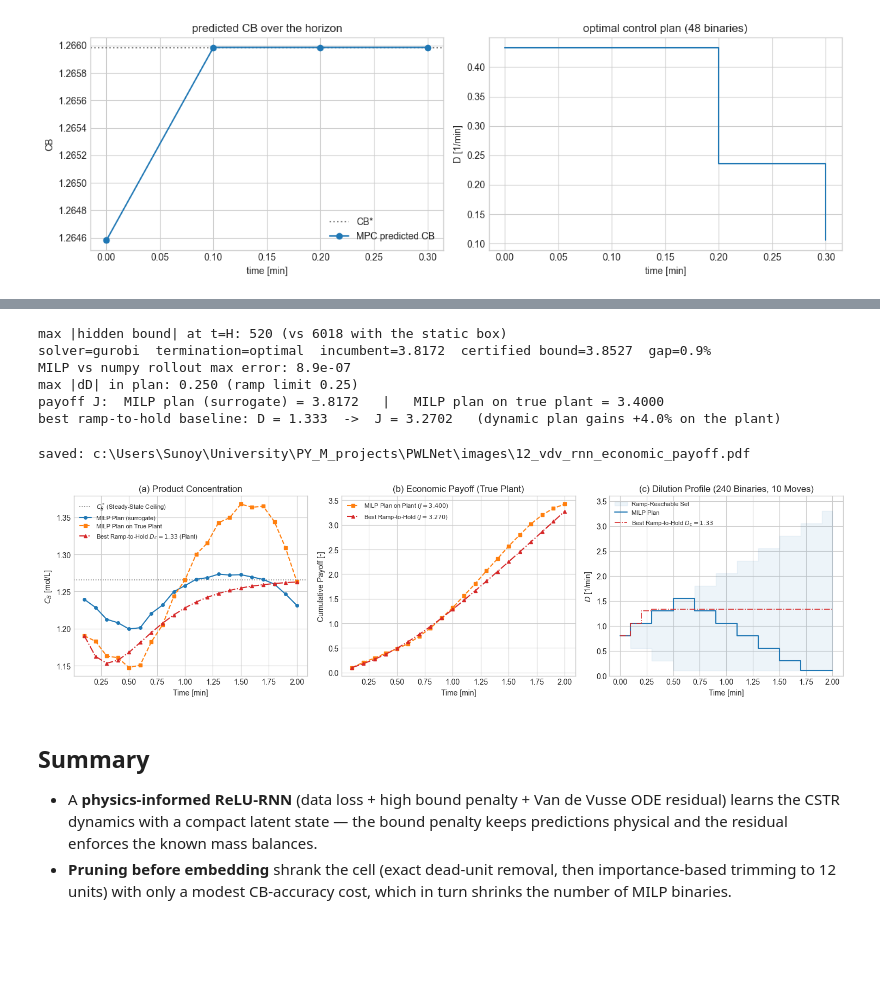
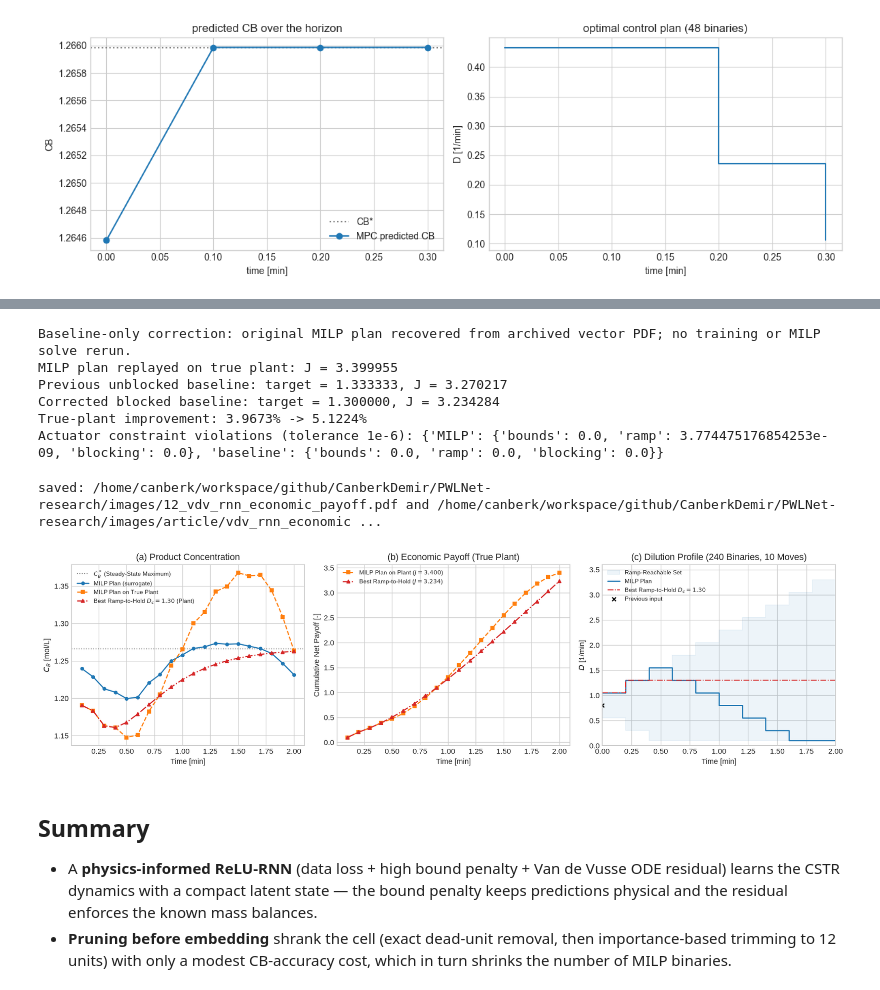
Before and after one commit to SunoySanyal/PWLNet, a Jupyter notebook: notebooks/12_van_de_vusse_relu_rnn_mpc.ipynb, the cells around one changed output, grey strips where cells are left out. Drawn from its saved outputs; the diff is of its cells as text; code cells hidden in the pictures; blank space fills up the shorter version.

```diff
--- a/notebooks/12_van_de_vusse_relu_rnn_mpc.ipynb
+++ b/notebooks/12_van_de_vusse_relu_rnn_mpc.ipynb
@@ -371,6 +384,7 @@ from pwlnet.recurrent.bounds import RecurrentBounds, propagate_recurrent_bounds
 from pwlnet.recurrent.unroll import build_unrolled_mpc_model
 from pwlnet.solvers.solver_config import get_milp_solver
 from pwlnet.utils.exceptions import SolverNotAvailableError
+from pwlnet.processes.van_de_vusse.economic import blocked_ramp_to_hold, control_violations
 
 H_econ = 20                 # economic horizon (2.0 min)
 BLOCK = 2                   # move blocking: D held constant over BLOCK steps
@@ -480,15 +494,16 @@ x0 = steady_state(u_prev, params=PARAMS)
 _, y_plant = simulate_policy(u_econ[:, 0], params=PARAMS, x0=x0, dt_min=DT, n_substeps=2)
 y_plant = y_plant[1:]
 
+ACTUATOR = dict(u_prev=u_prev, ramp_limit=D_RAMP, block_size=BLOCK,
+                control_bounds=(D_LO, D_HI))
+
+
 def ramp_to_hold(d_c):
-    # Ramp from u_prev toward the level d_c at the actuator limit, then hold.
-    prof, d = [], u_prev
-    for _ in range(H_econ):
-        d += np.clip(d_c - d, -D_RAMP, D_RAMP)
-        prof.append(d)
-    return np.asarray(prof)
+    # Match the MILP: move only at block boundaries, including the first move.
+    return blocked_ramp_to_hold(d_c, n_steps=H_econ, **ACTUATOR)
 
-# Baseline: best ramp-to-and-hold policy, grid-searched on the true plant.
+# Baseline: best ramp-to-hold target on the original 118-point grid, with
+# exactly the MILP actuator constraints, scored on the same true plant.
 d_grid = np.linspace(D_LO, D_HI, 118)
 base_payoffs = []
 for d_c in d_grid:
@@ -506,60 +521,82 @@ J_base, rate_base = payoff(u_base, y_base)
 print(f"payoff J:  MILP plan (surrogate) = {J_milp:.4f}   |   MILP plan on true plant = {J_plant:.4f}")
 print(f"best ramp-to-hold baseline: D = {d_best:.3f}  ->  J = {J_base:.4f}   "
       f"(dynamic plan gains {100 * (J_plant - J_base) / abs(J_base):+.1f}% on the plant)")
+
+# Validate both profiles against the same actuator constraints (solver tolerance).
+for name, profile in [("MILP", u_econ[:, 0]), ("ramp-to-hold", u_base)]:
+    violations = control_violations(profile, **ACTUATOR)
+    if max(violations.values()) > 1e-6:
+        raise RuntimeError(f"{name} violates actuator constraints: {violations}")
+    print(f"{name} actuator violations: {violations}")
+surrogate_cb = y_econ[:, CB].copy()
+# Persist the actual solve arrays so future baseline-only changes need no retraining.
+np.savez(ROOT / "datasets" / "12_vdv_economic_solution.npz",
+         u=u_econ, y=y_econ, states_plant=y_plant, u_base=u_base,
+         states_base=y_base, dt_min=DT, u_prev=u_prev, block_size=BLOCK,
+         ramp_limit=D_RAMP, J_surrogate=J_milp, J_plant=J_plant, J_base=J_base)
 # %% [output]
-max |hidden bound| at t=H: 520 (vs 6018 with the static box)
-solver=gurobi  termination=optimal  incumbent=3.8172  certified bound=3.8527  gap=0.9%
-MILP vs numpy rollout max error: 8.9e-07
-max |dD| in plan: 0.250 (ramp limit 0.25)
-payoff J:  MILP plan (surrogate) = 3.8172   |   MILP plan on true plant = 3.4000
-best ramp-to-hold baseline: D = 1.333  ->  J = 3.2702   (dynamic plan gains +4.0% on the plant)
+Baseline-only correction: original MILP plan recovered from archived vector PDF; no training or MILP solve rerun.
+MILP plan replayed on true plant: J = 3.399955
+Previous unblocked baseline: target = 1.333333, J = 3.270217
+Corrected blocked baseline: target = 1.300000, J = 3.234284
+True-plant improvement: 3.9673% -> 5.1224%
+Actuator constraint violations (tolerance 1e-6): {'MILP': {'bounds': 0.0, 'ramp': 3.774475176854253e-09, 'blocking': 0.0}, 'baseline': {'bounds': 0.0, 'ramp': 0.0, 'blocking': 0.0}}
 # %%
 t_axis = np.arange(1, H_econ + 1) * DT
 
 fig, ax = plt.subplots(1, 3, figsize=(15, 4.2))
 
 # (a) product concentration: plan vs true plant vs best ramp-to-hold baseline
-ax[0].axhline(cb_star, ls=":", c="grey", lw=1.2, label="$C_B^*$ (Steady-State Ceiling)")
-ax[0].plot(t_axis, y_econ[:, CB], "o-", ms=4, label="MILP Plan (surrogate)")
+ax[0].axhline(cb_star, ls=":", c="grey", lw=1.2, label="$C_B^*$ (Steady-State Maximum)")
+ax[0].plot(t_axis, surrogate_cb, "o-", ms=4, label="MILP Plan (surrogate)")
 ax[0].plot(t_axis, y_plant[:, CB], "s--", ms=4, label="MILP Plan on True Plant")
 ax[0].plot(t_axis, y_base[:, CB], "^-.", ms=4, c="tab:red",
            label=f"Best Ramp-to-Hold $D_c={d_best:.2f}$ (Plant)")
 ax[0].set_xlabel("Time [min]"); ax[0].set_ylabel("$C_B$ [mol/L]")
 ax[0].set_title("(a) Product Concentration")
 ax[0].legend(fontsize=8, loc="upper left")
 
-# (b) cumulative economic payoff on the true plant
-ax[1].plot(t_axis, np.cumsum(DT * rate_plant), "s--", ms=4, c="tab:orange",
+# (b) cumulative NET payoff: include the same move cost used in J
+move_cost_plant = MOVE_W * np.abs(np.diff(np.r_[u_prev, u_econ[:, 0]]))
+move_cost_base = MOVE_W * np.abs(np.diff(np.r_[u_prev, u_base]))
+ax[1].plot(t_axis, np.cumsum(DT * rate_plant - move_cost_plant), "s--", ms=4, c="tab:orange",
            label=f"MILP Plan on Plant ($J={J_plant:.3f}$)")
-ax[1].plot(t_axis, np.cumsum(DT * rate_base), "^-.", ms=4, c="tab:red",
+ax[1].plot(t_axis, np.cumsum(DT * rate_base - move_cost_base), "^-.", ms=4, c="tab:red",
            label=f"Best Ramp-to-Hold ($J={J_base:.3f}$)")
-ax[1].set_xlabel("Time [min]"); ax[1].set_ylabel("Cumulative Payoff [-]")
+ax[1].set_xlabel("Time [min]"); ax[1].set_ylabel("Cumulative Net Payoff [-]")
 ax[1].set_title("(b) Economic Payoff (True Plant)")
 ax[1].legend(fontsize=8, loc="upper left")
 
 # (c) dilution profile with the ramp-rate envelope
 node_t = np.r_[0.0, t_axis]
-env = np.array([(u_prev, u_prev)] + [ramp_box(t) for t in range(H_econ)])
+# Inputs act on [t*DT, (t+1)*DT); extend the final value to the horizon.
+env = np.array([ramp_box(t) for t in range(H_econ)] + [ramp_box(H_econ - 1)])
 ax[2].fill_between(node_t, env[:, 0], env[:, 1], step="post",
                    color="tab:blue", alpha=0.08, label="Ramp-Reachable Set")
-ax[2].step(node_t, np.r_[u_prev, u_econ[:, 0]], where="post", label="MILP Plan")
-ax[2].step(node_t, np.r_[u_prev, u_base], where="post", ls="-.", c="tab:red",
+ax[2].step(node_t, np.r_[u_econ[:, 0], u_econ[-1, 0]], where="post", label="MILP Plan")
+ax[2].step(node_t, np.r_[u_base, u_base[-1]], where="post", ls="-.", c="tab:red",
            lw=1.2, label=f"Best Ramp-to-Hold $D_c={d_best:.2f}$")
 ax[2].set_xlabel("Time [min]"); ax[2].set_ylabel("$D$ [1/min]")
+ax[2].scatter([0], [u_prev], marker="x", color="black", s=25, label="Previous input")
+ax[2].set_xlim(0, H_econ * DT)
 ax[2].set_ylim(0, float(env[:, 1].max()) + 0.3)
 ax[2].set_title(f"(c) Dilution Profile ({H_econ * small.n_hidden} Binaries, "
                 f"{H_econ // BLOCK} Moves)")
 ax[2].legend(fontsize=8, loc="upper left")
 
 plt.tight_layout()
 FIG_STEM = ROOT / "images" / "12_vdv_rnn_economic_payoff"
 fig.savefig(FIG_STEM.with_suffix(".pdf"), bbox_inches="tight")
 fig.savefig(FIG_STEM.with_suffix(".png"), dpi=300, bbox_inches="tight")
-print("saved:", FIG_STEM.with_suffix(".pdf"))
+ARTICLE_STEM = ROOT / "images" / "article" / "vdv_rnn_economic_payoff"
+ARTICLE_STEM.parent.mkdir(parents=True, exist_ok=True)
+fig.savefig(ARTICLE_STEM.with_suffix(".pdf"), bbox_inches="tight")
+fig.savefig(ARTICLE_STEM.with_suffix(".png"), dpi=300, bbox_inches="tight")
+print("saved:", FIG_STEM.with_suffix(".pdf"), "and", ARTICLE_STEM.with_suffix(".pdf"))
 plt.show()
 # %% [output]
-saved: c:\Users\Sunoy\University\PY_M_projects\PWLNet\images\12_vdv_rnn_economic_payoff.pdf
+saved: /home/canberk/workspace/github/CanberkDemir/PWLNet-research/images/12_vdv_rnn_economic_payoff.pdf and /home/canberk/workspace/github/CanberkDemir/PWLNet-research/images/article/vdv_rnn_economic ...
-[figure, old version]
+[figure, new version]
 # %% [markdown]
 ## Summary
 
```
Also changed, not shown: parts of 1 cell of this notebook.
